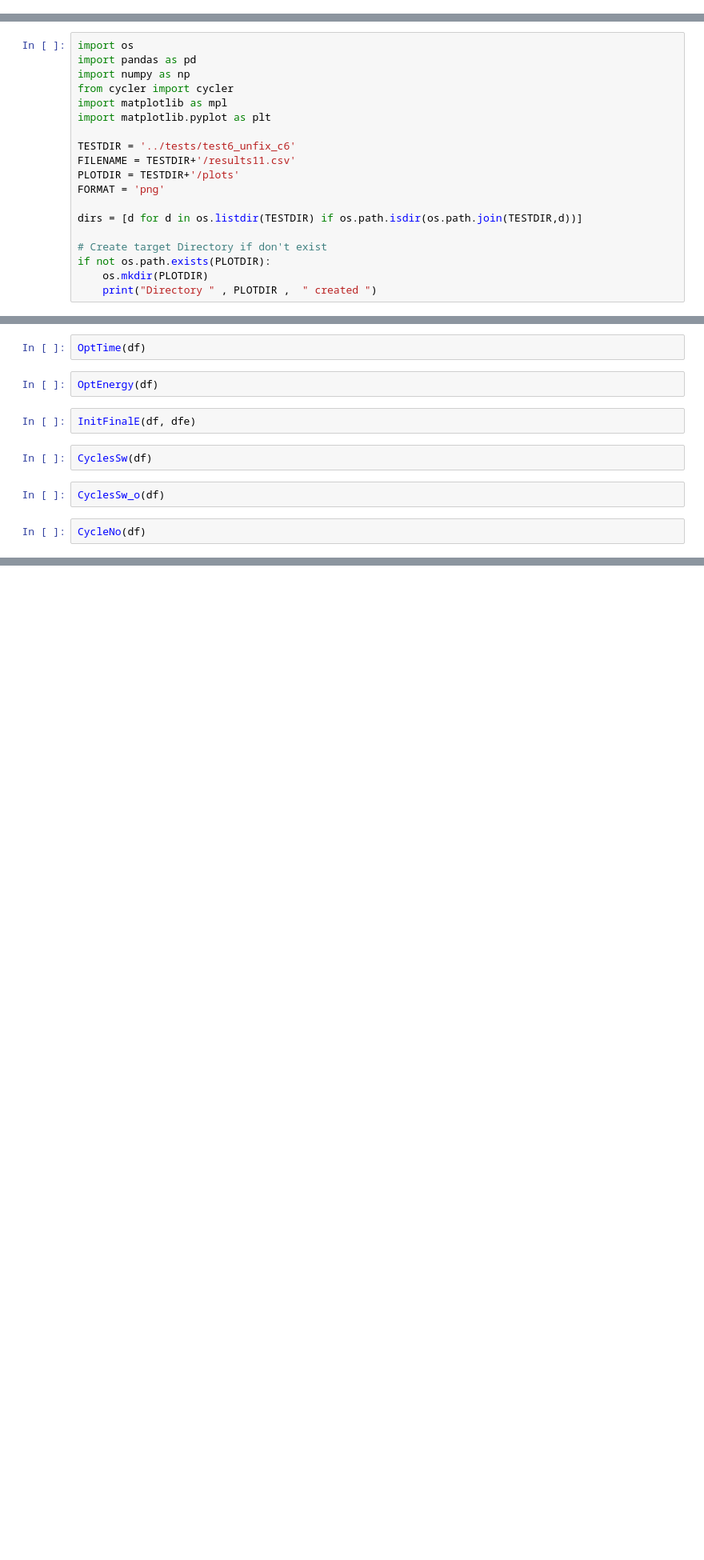
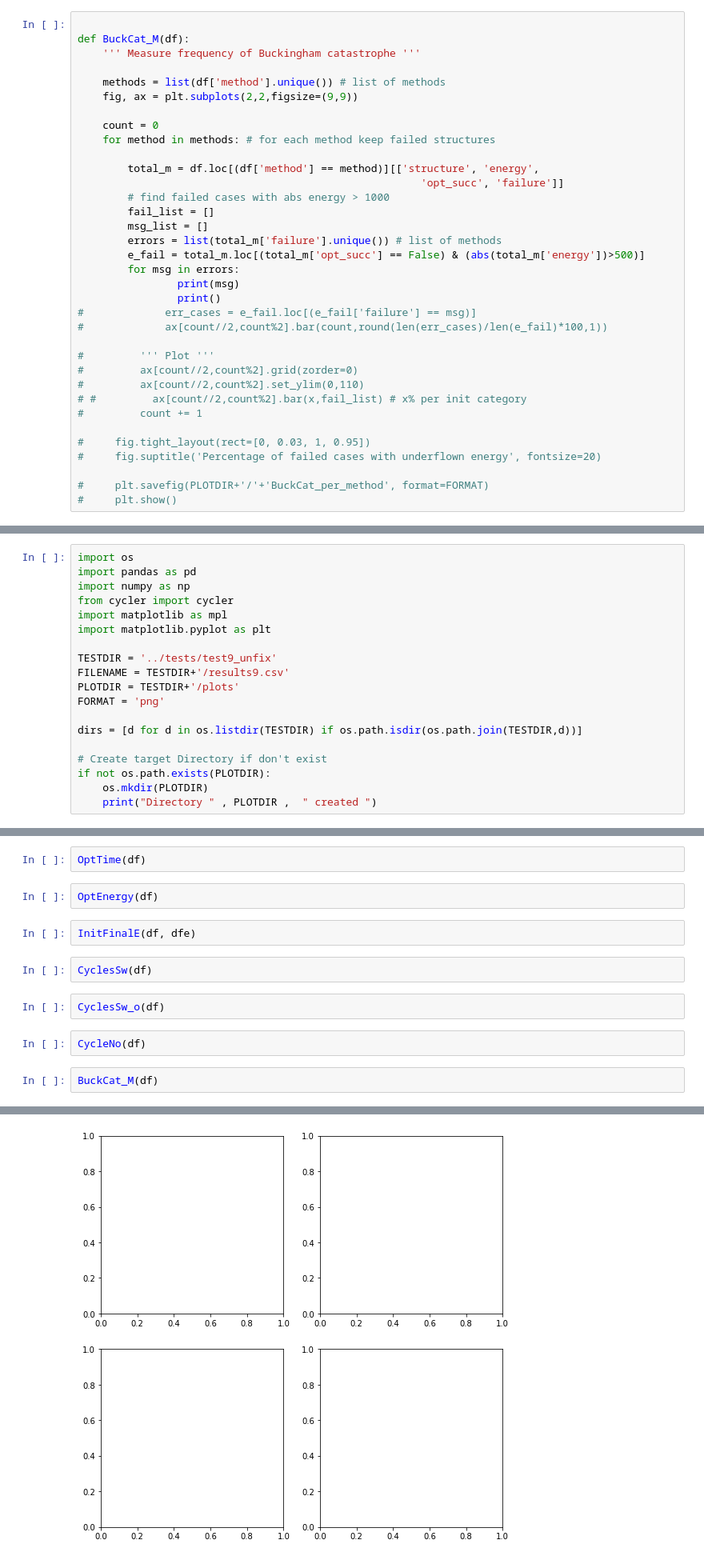
Before and after one commit to sanantoniochili/ConjDesc2BFGS, a Jupyter notebook: jupyter/Read Results.ipynb, the cells around one changed output, grey strips where cells are left out. Shown at 80% size. Drawn from its saved outputs; the diff is of its cells as text; blank space fills up the shorter version.

```diff
--- a/jupyter/Read Results.ipynb
+++ b/jupyter/Read Results.ipynb
@@ -852,3 +894,38 @@ def CycleNo(df):
+# %%
+
+def BuckCat_M(df):
+    ''' Measure frequency of Buckingham catastrophe '''
+
+    methods = list(df['method'].unique()) # list of methods
+    fig, ax = plt.subplots(2,2,figsize=(9,9))
+
+    count = 0
+    for method in methods: # for each method keep failed structures
+
+        total_m = df.loc[(df['method'] == method)][['structure', 'energy',
+                                                       'opt_succ', 'failure']]
+        # find failed cases with abs energy > 1000
+        fail_list = []
+        msg_list = []
+        errors = list(total_m['failure'].unique()) # list of methods
+        e_fail = total_m.loc[(total_m['opt_succ'] == False) & (abs(total_m['energy'])>500)]
+        for msg in errors:
+                print(msg)
+                print()
+#             err_cases = e_fail.loc[(e_fail['failure'] == msg)]
+#             ax[count//2,count%2].bar(count,round(len(err_cases)/len(e_fail)*100,1))
+
+#         ''' Plot '''
+#         ax[count//2,count%2].grid(zorder=0)
+#         ax[count//2,count%2].set_ylim(0,110)
+# #         ax[count//2,count%2].bar(x,fail_list) # x% per init category
+#         count += 1
+
+#     fig.tight_layout(rect=[0, 0.03, 1, 0.95])
+#     fig.suptitle('Percentage of failed cases with underflown energy', fontsize=20)
+
+#     plt.savefig(PLOTDIR+'/'+'BuckCat_per_method', format=FORMAT)
+#     plt.show()
 # %%
 ''' Regression '''
 
@@ -927,8 +1004,8 @@ from cycler import cycler
 import matplotlib as mpl
 import matplotlib.pyplot as plt
 
-TESTDIR = '../tests/test6_unfix_c6'
-FILENAME = TESTDIR+'/results11.csv'
+TESTDIR = '../tests/test9_unfix'
+FILENAME = TESTDIR+'/results9.csv'
 PLOTDIR = TESTDIR+'/plots'
 FORMAT = 'png'
 
@@ -996,3 +1053,6 @@ CyclesSw(df)
 CyclesSw_o(df)
 # %%
 CycleNo(df)
+# %%
+BuckCat_M(df)
+# %% [output]
@@ -998,0 +1076 @@ CycleNo(df)
+[figure, added]
```
Also changed, not shown: parts of 3 cells of this notebook, 4 other files.
